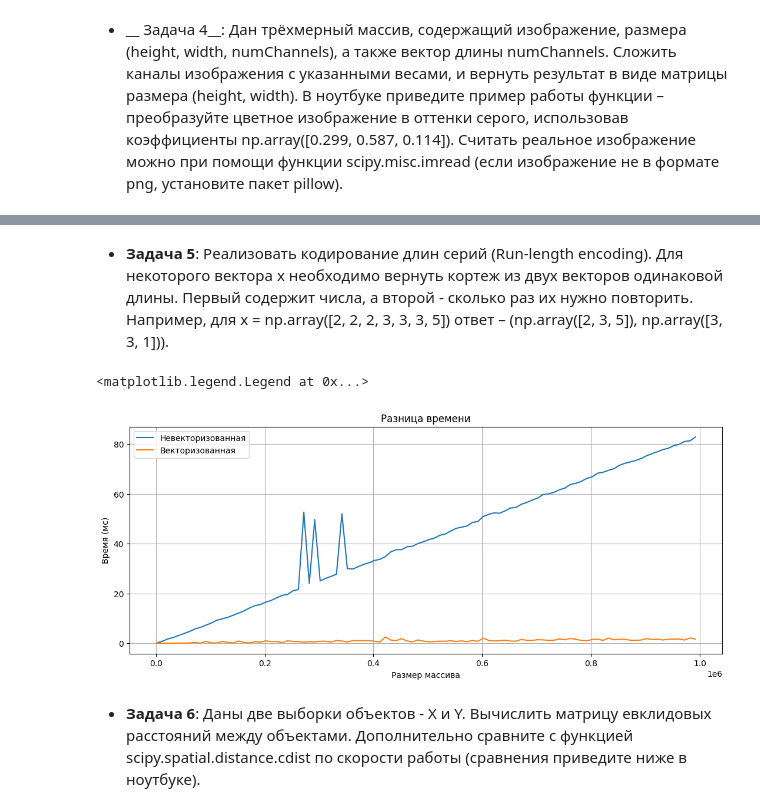
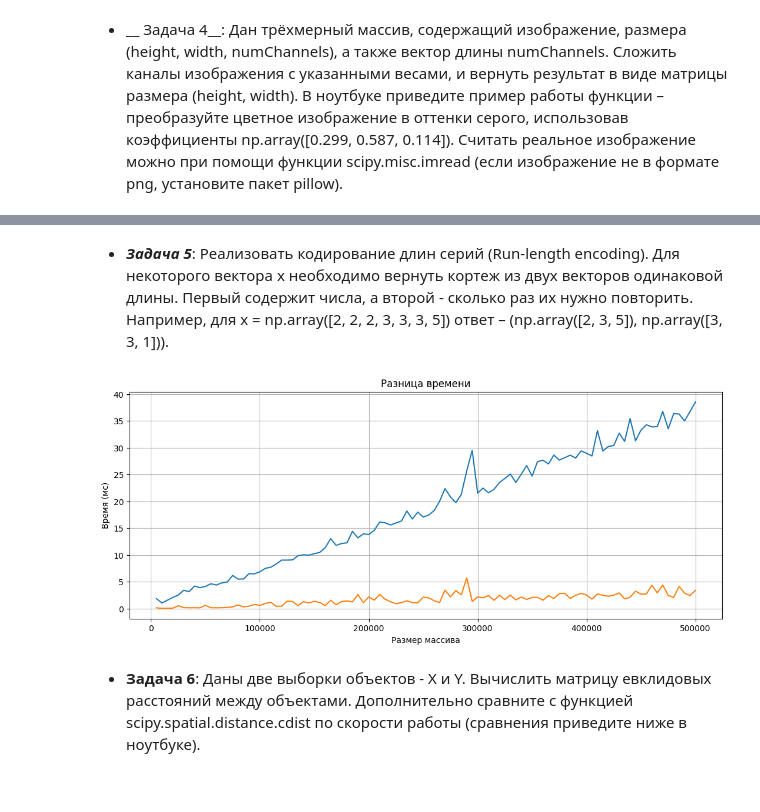
Before and after one commit to Larong11/AESC_ML, a Jupyter notebook: task 1/task1_numpy_practive.ipynb, the cells around one changed output, grey strips where cells are left out. Drawn from its saved outputs; the diff is of its cells as text; code cells hidden in the pictures.

```diff
--- a/task 1/task1_numpy_practive.ipynb
+++ b/task 1/task1_numpy_practive.ipynb
@@ -107,8 +78,8 @@ time_non_vectorized = np.zeros(len(data_size))
 time_vectorized = np.zeros(len(data_size))
 
 for i in range(0, len(data_size)):
-    x = np.random.randint(100, size=data_size[i])
-    y = np.random.randint(100, size=data_size[i])
+    x = np.random.randint(1000, size=data_size[i])
+    y = np.random.randint(1000, size=data_size[i])
 
     t = time.time() * 1000
     functions.are_multisets_equal(x, y)
@@ -152,7 +123,7 @@ time_non_vectorized = np.zeros(len(data_size))
 time_vectorized = np.zeros(len(data_size))
 
 for i in range(0, len(data_size)):
-    x = np.random.randint(100, size=data_size[i])
+    x = np.random.randint(1000, size=data_size[i])
 
     t = time.time() * 1000
     functions.max_after_zero(x)
@@ -170,7 +141,6 @@ ax2.set_title(u"Разница времени")
 ax2.set_xlabel(u"Размер массива")
 ax2.set_ylabel(u"Время (мс)")
 ax2.grid()
-ax2.legend()
 # %% [output]
 <matplotlib.legend.Legend at 0x...>
 [figure]
@@ -189,9 +159,9 @@ importlib.reload(functions)
 importlib.reload(functions_vectorized)
 
 
-data_size = np.array([1000])
-for i in range(2000, 100001, 100):
-    data_size = np.append(data_size, i)
+data_size = []
+for i in range(1000, 100001, 100):
+    data_size.append(i)
 time_non_vectorized = np.zeros(len(data_size))
 time_vectorized = np.zeros(len(data_size))
 
@@ -200,11 +170,9 @@ for i in range(0, len(data_size)):
     y = np.random.randint(100, size=data_size[i])
 
     t = time.time() * 1000
-    functions.are_multisets_equal(x, y)
     time_non_vectorized[i] = time.time() * 1000 - t
 
     t = time.time() * 1000
-    functions_vectorized.are_multisets_equal(x, y)
     time_vectorized[i] = time.time() * 1000 - t
 
 f, ax2 = plt.subplots(1, 1, figsize=(13, 5))  # Create a single subplot
@@ -222,48 +187,44 @@ ax2.legend()
 # %% [markdown]
-* __Задача 5__: Реализовать кодирование длин серий (Run-length encoding). Для некоторого вектора x необходимо вернуть кортеж из двух векторов одинаковой длины. Первый содержит числа, а второй - сколько раз их нужно повторить.
- Например, для x = np.array([2, 2, 2, 3, 3, 3, 5]) ответ – (np.array([2, 3, 5]), np.array([3, 3, 1])).
+* __*Задача 5*__: Реализовать кодирование длин серий (Run-length encoding). Для некоторого вектора x необходимо вернуть кортеж из двух векторов одинаковой длины. Первый содержит числа, а второй - сколько раз их нужно повторить.
+Например, для x = np.array([2, 2, 2, 3, 3, 3, 5]) ответ – (np.array([2, 3, 5]), np.array([3, 3, 1])).
 # %%
-# code here
 import importlib
 import functions
 import functions_vectorized
-import numpy as np # type: ignore
+import numpy as np
 import matplotlib.pyplot as plt
 import time
 importlib.reload(functions)
 importlib.reload(functions_vectorized)
 
 
-data_size = np.array([1000])
-for i in range(2000, 1000001, 10000):
-    data_size = np.append(data_size, i)
+data_size = []
+for i in range(5000, 500001, 5000):
+    data_size.append(i)
 time_non_vectorized = np.zeros(len(data_size))
 time_vectorized = np.zeros(len(data_size))
 
 for i in range(0, len(data_size)):
-    x = np.random.randint(100, size=data_size[i])
-    x.sort()
+    x = np.random.randint(-50, 50, size=data_size[i])
 
     t = time.time() * 1000
     functions.run_length_encoding(x)
     time_non_vectorized[i] = time.time() * 1000 - t
 
     t = time.time() * 1000
     functions_vectorized.run_length_encoding(x)
     time_vectorized[i] = time.time() * 1000 - t
 
 f, ax2 = plt.subplots(1, 1, figsize=(13, 5))  # Create a single subplot
 
 ax2.plot(data_size, time_non_vectorized, label=u"Невекторизованная")
 ax2.plot(data_size, time_vectorized, label=u"Векторизованная")
 ax2.set_title(u"Разница времени")
 ax2.set_xlabel(u"Размер массива")
 ax2.set_ylabel(u"Время (мс)")
 ax2.grid()
-ax2.legend()
 # %% [output]
-<matplotlib.legend.Legend at 0x...>
-[figure, old version]
+[figure, new version]
 # %% [markdown]
 
 
```
Also changed, not shown: parts of 8 cells of this notebook, 3 other files.
